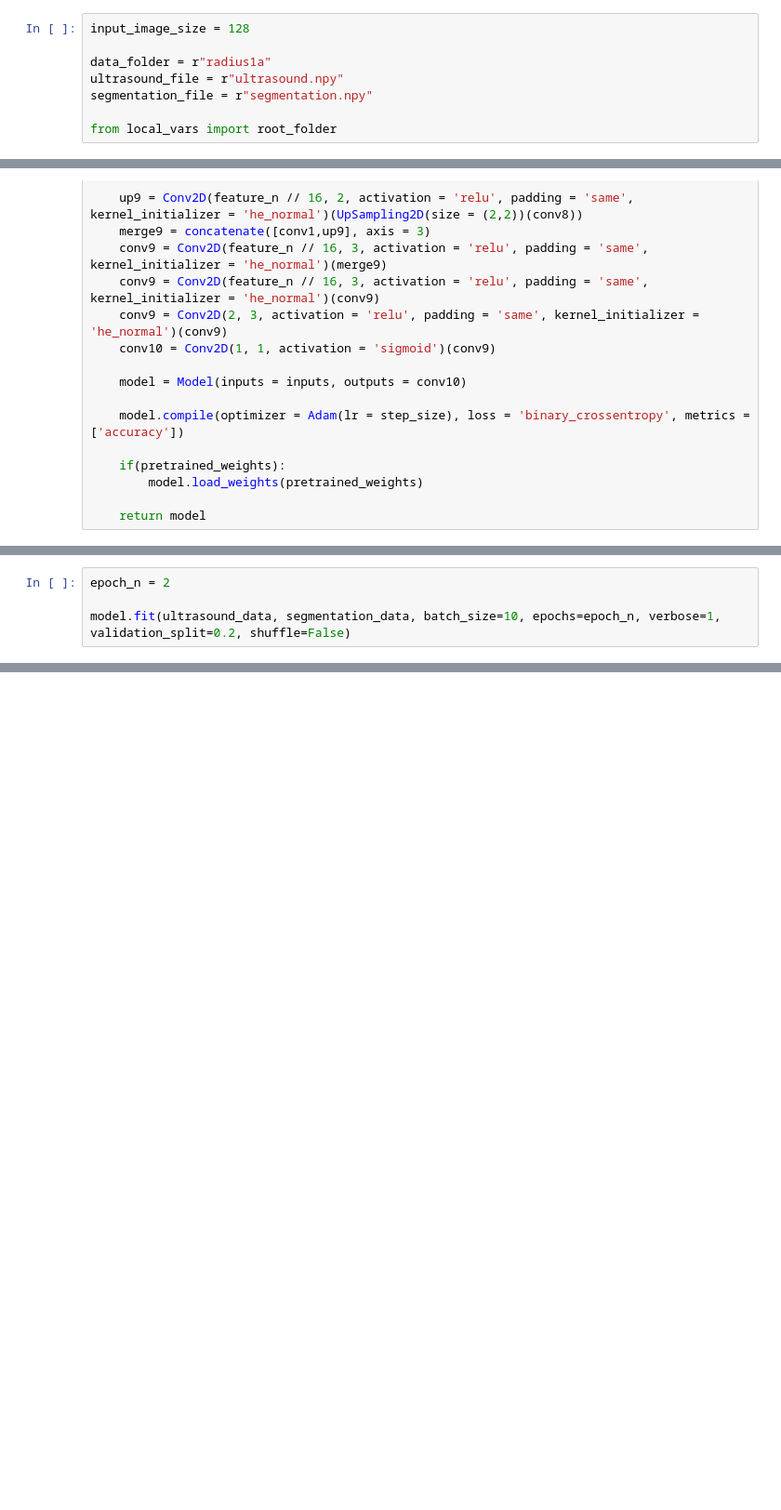
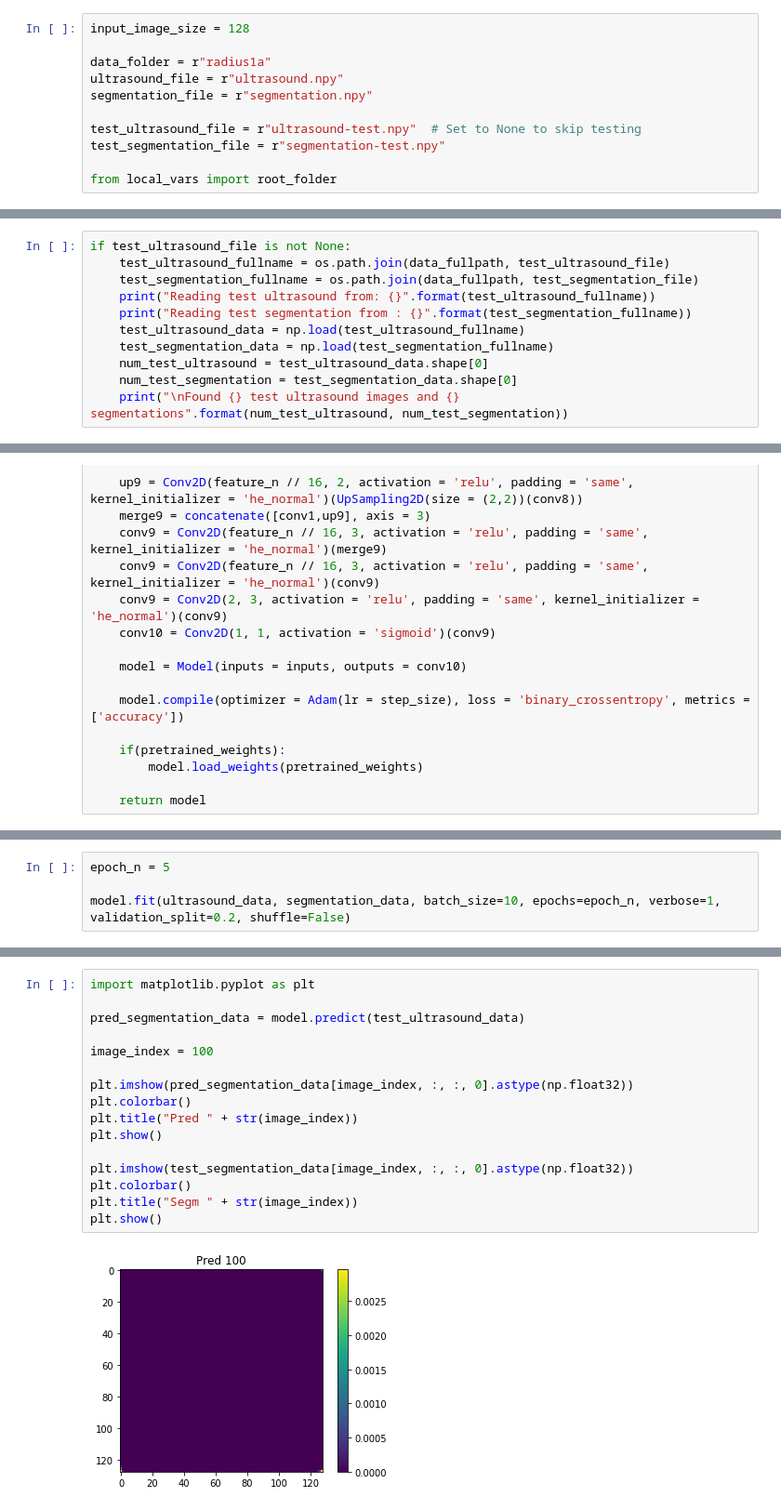
Before and after one commit to SlicerIGT/aigt, a Jupyter notebook: Notebooks/SegmentationTraining.ipynb, the cells around one changed output, grey strips where cells are left out. Shown at 93% size. Drawn from its saved outputs; the diff is of its cells as text; blank space fills up the shorter version.

Commit message:
WIP: Segmentation.

```diff
--- a/Notebooks/SegmentationTraining.ipynb
+++ b/Notebooks/SegmentationTraining.ipynb
@@ -5,6 +5,9 @@ data_folder = r"radius1a"
 ultrasound_file = r"ultrasound.npy"
 segmentation_file = r"segmentation.npy"
 
+test_ultrasound_file = r"ultrasound-test.npy"  # Set to None to skip testing
+test_segmentation_file = r"segmentation-test.npy"
+
 from local_vars import root_folder
 # %%
 import numpy as np
@@ -37,0 +44,11 @@ Found 2676 ultrasound images and 2676 segmentations
+# %%
+if test_ultrasound_file is not None:
+    test_ultrasound_fullname = os.path.join(data_fullpath, test_ultrasound_file)
+    test_segmentation_fullname = os.path.join(data_fullpath, test_segmentation_file)
+    print("Reading test ultrasound from: {}".format(test_ultrasound_fullname))
+    print("Reading test segmentation from : {}".format(test_segmentation_fullname))
+    test_ultrasound_data = np.load(test_ultrasound_fullname)
+    test_segmentation_data = np.load(test_segmentation_fullname)
+    num_test_ultrasound = test_ultrasound_data.shape[0]
+    num_test_segmentation = test_segmentation_data.shape[0]
+    print("\nFound {} test ultrasound images and {} segmentations".format(num_test_ultrasound, num_test_segmentation))
@@ -112,7 +134,7 @@ Trainable params: 7,760,069
 Non-trainable params: 0
 __________________________________________________________________________________________________
 # %%
-epoch_n = 2
+epoch_n = 5
 
 model.fit(ultrasound_data, segmentation_data, batch_size=10, epochs=epoch_n, verbose=1, validation_split=0.2, shuffle=False)
 # %% [output]
@@ -123 +152,19 @@ Epoch 2/2
 <keras.callbacks.History at 0x...>
+# %%
+import matplotlib.pyplot as plt
+
+pred_segmentation_data = model.predict(test_ultrasound_data)
+
+image_index = 100
+
+plt.imshow(pred_segmentation_data[image_index, :, :, 0].astype(np.float32))
+plt.colorbar()
+plt.title("Pred " + str(image_index))
+plt.show()
+
+plt.imshow(test_segmentation_data[image_index, :, :, 0].astype(np.float32))
+plt.colorbar()
+plt.title("Segm " + str(image_index))
+plt.show()
+# %% [output]
+[figure, added]
```
Also changed, not shown: parts of 6 cells of this notebook, 1 other file.
